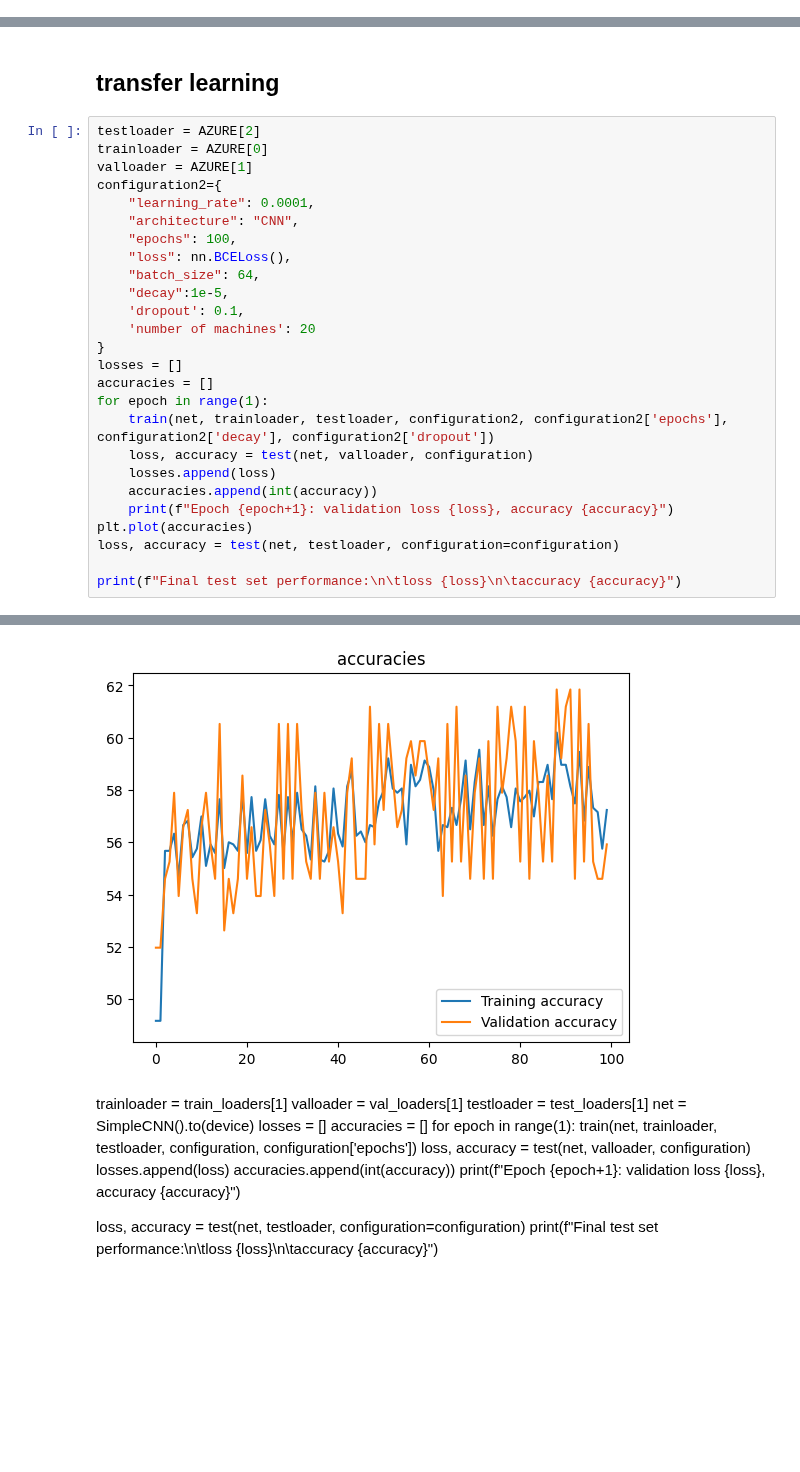
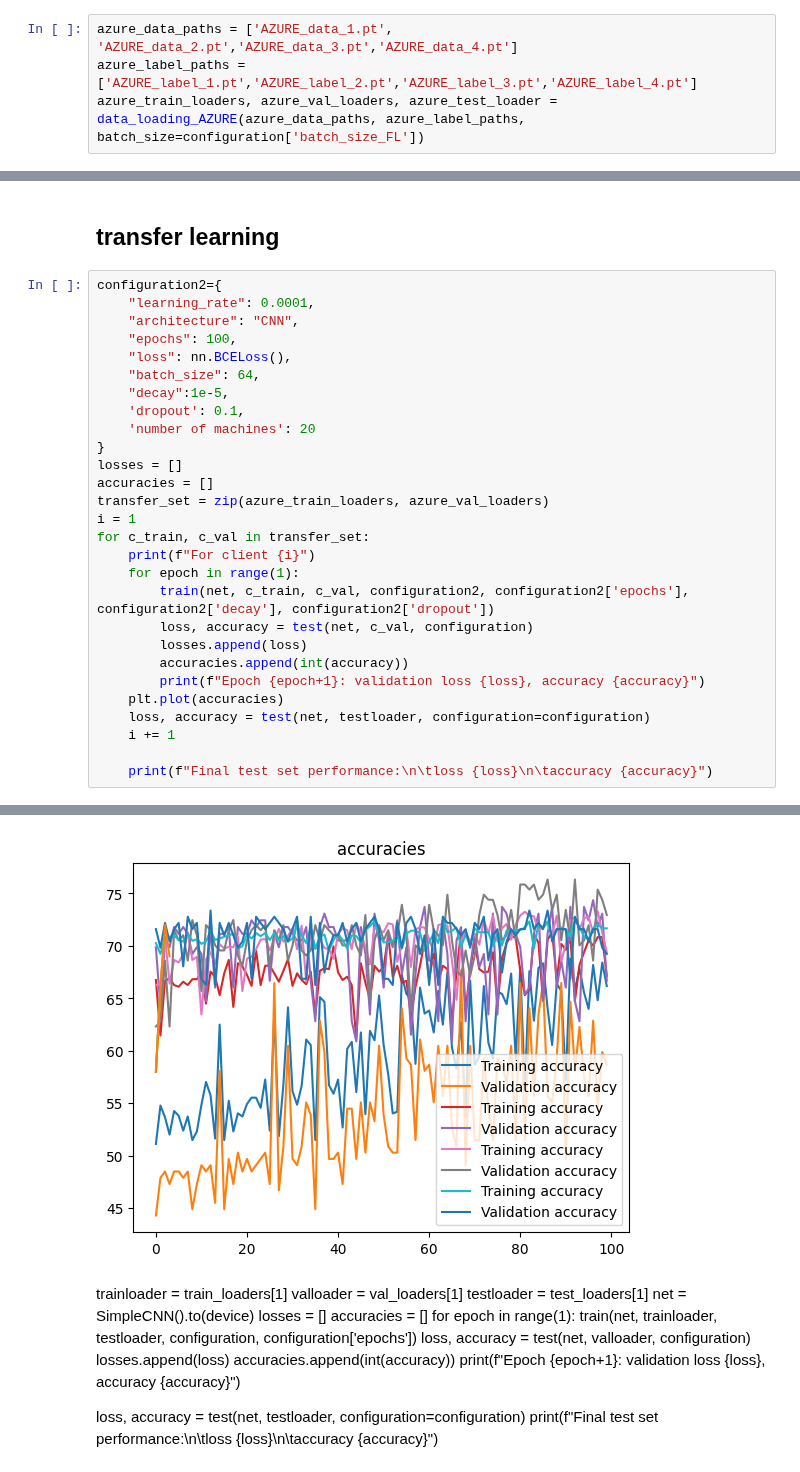
Before and after one commit to dibahk/FTL-on-Predictive-Maintenace, a Jupyter notebook: FTL/centralized_FedAvg.ipynb, the cells around one changed output, grey strips where cells are left out. Cells and saved outputs as stored; diff of their text form; blank space fills up the shorter version.

Commit message:
unified test set

```diff
--- a/FTL/centralized_FedAvg.ipynb
+++ b/FTL/centralized_FedAvg.ipynb
@@ -270,0 +269,4 @@ torch.Size([1014, 4, 50])
+# %%
+azure_data_paths = ['AZURE_data_1.pt', 'AZURE_data_2.pt','AZURE_data_3.pt','AZURE_data_4.pt']
+azure_label_paths = ['AZURE_label_1.pt','AZURE_label_2.pt','AZURE_label_3.pt','AZURE_label_4.pt']
+azure_train_loaders, azure_val_loaders, azure_test_loader = data_loading_AZURE(azure_data_paths, azure_label_paths, batch_size=configuration['batch_size_FL'])
@@ -331,9 +320,6 @@ Epoch 100/100
 # %% [markdown]
 ## transfer learning
 # %%
-testloader = AZURE[2]
-trainloader = AZURE[0]
-valloader = AZURE[1]
 configuration2={
     "learning_rate": 0.0001,
     "architecture": "CNN",
@@ -346,14 +332,19 @@ configuration2={
 }
 losses = []
 accuracies = []
-for epoch in range(1):
-    train(net, trainloader, testloader, configuration2, configuration2['epochs'], configuration2['decay'], configuration2['dropout'])
-    loss, accuracy = test(net, valloader, configuration)
-    losses.append(loss)
-    accuracies.append(int(accuracy))
-    print(f"Epoch {epoch+1}: validation loss {loss}, accuracy {accuracy}")
-plt.plot(accuracies)
-loss, accuracy = test(net, testloader, configuration=configuration)
+transfer_set = zip(azure_train_loaders, azure_val_loaders)
+i = 1
+for c_train, c_val in transfer_set:
+    print(f"For client {i}")
+    for epoch in range(1):
+        train(net, c_train, c_val, configuration2, configuration2['epochs'], configuration2['decay'], configuration2['dropout'])
+        loss, accuracy = test(net, c_val, configuration)
+        losses.append(loss)
+        accuracies.append(int(accuracy))
+        print(f"Epoch {epoch+1}: validation loss {loss}, accuracy {accuracy}")
+    plt.plot(accuracies)
+    loss, accuracy = test(net, testloader, configuration=configuration)
+    i += 1
 
-print(f"Final test set performance:\n\tloss {loss}\n\taccuracy {accuracy}")
+    print(f"Final test set performance:\n\tloss {loss}\n\taccuracy {accuracy}")
 # %% [output]
@@ -377,4 +368,4 @@ Final test set performance:
-[figure, old version]
+[figure, new version]
 # %% [markdown]
 trainloader = train_loaders[1]
 valloader = val_loaders[1]
```
Also changed, not shown: parts of 10 cells of this notebook.
